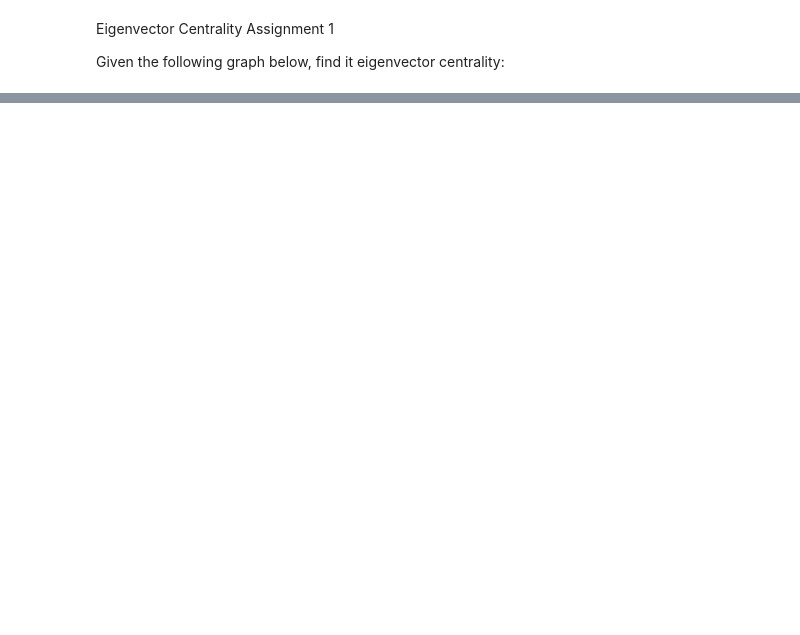
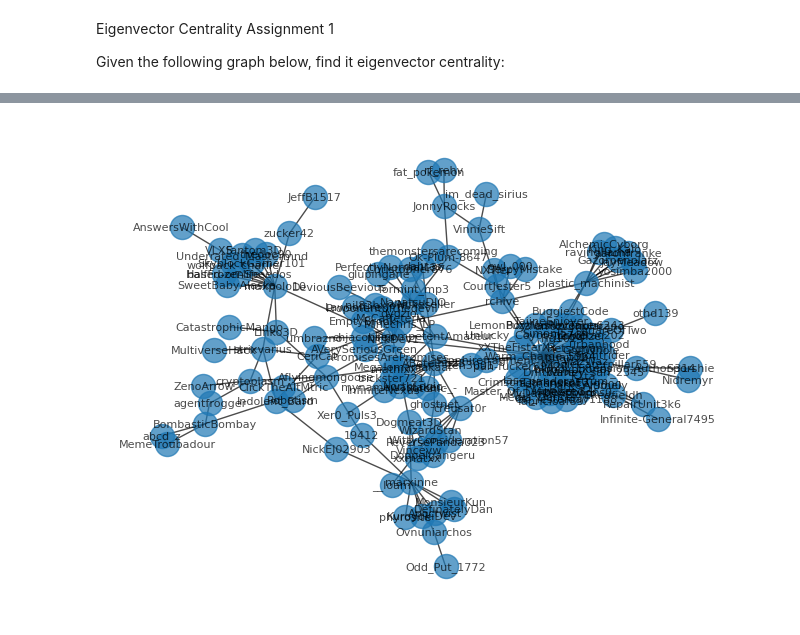
Before and after one commit to NoodleSushi/Linear_Algebra, a Jupyter notebook: Assignments/05 Spectral_Theory.ipynb, the cells around one changed output, grey strips where cells are left out. Cells and saved outputs as stored; diff of their text form; code cells hidden in the pictures; blank space fills up the shorter version.

```diff
--- a/Assignments/05 Spectral_Theory.ipynb
+++ b/Assignments/05 Spectral_Theory.ipynb
@@ -245,0 +249,17 @@ plt.show()
+# %%
+import networkx as nx
+
+G = nx.Graph()
+G.add_edge("a", "b", weight=0.4)
+G.add_edge("a", "c", weight=0.8)
+G.add_edge("c", "d", weight=0.6)
+G.add_edge("f", "e", weight=0.2)
+G.add_edge("d", "f", weight=0.4)
+G.add_edge("a", "d", weight=0.8)
+
+# Calculate eigenvector centrality
+centrality = nx.eigenvector_centrality(G)
+
+# Print eigenvector centrality for each node
+for node, value in centrality.items():
+    print(f"Node {node}: Eigenvector Centrality = {value:.4f}")
@@ -257,0 +285,63 @@ Read about the application of network science
+# %%
+import praw
+import networkx as nx
+import matplotlib.pyplot as plt
+# Connect to Reddit API
+reddit = praw.Reddit(
+    client_id="JSuRGp3X0fOzmGIhlZP89w",
+    client_secret="2dXt2Er8KfXbnOlvPktLzZiMJTGhVw",
+    user_agent="discrete by Pleasant-Pause7071",
+)
+
+# Choose a subreddit
+subreddit_name = "godot"
+subreddit = reddit.subreddit(subreddit_name)
+print(subreddit.display_name)  # Prints the subreddit's display name
+print(subreddit.title)  # Prints the subreddit's title
+
+# Get the top post from the subreddit
+top_post = subreddit.top(limit=1).__next__()
+
+# Use the post ID for social network analysis
+post_id = top_post.id
+
+# Function to create a social network graph from comments
+def create_social_network(post_id):
+    submission = reddit.submission(id=post_id)
+    G = nx.Graph()
+
+    for comment in submission.comments.list():
+        # Check if the comment is a MoreComments object
+        if isinstance(comment, praw.models.MoreComments):
+            continue  # Skip MoreComments objects
+        # Check if the comment has a valid author
+        if comment.author:
+            parent_comment = comment.parent()
+            # Check if the parent comment is a MoreComments object
+            if isinstance(parent_comment, praw.models.MoreComments):
+                continue  # Skip MoreComments objects
+            # Check if the parent comment has a valid author
+            if parent_comment and parent_comment.author:
+                G.add_edge(comment.author, parent_comment.author)
+
+    return G
+
+
+
+# Perform social network analysis
+social_network = create_social_network(post_id)
+
+# Calculate eigenvector centrality
+eigenvector_centrality = nx.eigenvector_centrality(social_network)
+
+# Sort nodes by eigenvector centrality
+sorted_nodes = sorted(eigenvector_centrality, key=eigenvector_centrality.get, reverse=True)
+
+# Print the top nodes
+top_nodes = sorted_nodes[:5]
+print("Top Nodes by Eigenvector Centrality:", top_nodes)
+
+pos = nx.spring_layout(social_network)  # Set layout algorithm
+nx.draw(social_network, pos, with_labels=True, font_size=8, font_color="black", alpha=0.7)
+plt.show()
+# %% [output]
@@ -257,0 +351 @@ Read about the application of network science
+[figure, added]
```
Also changed, not shown: parts of 45 cells of this notebook, 1 other file.
